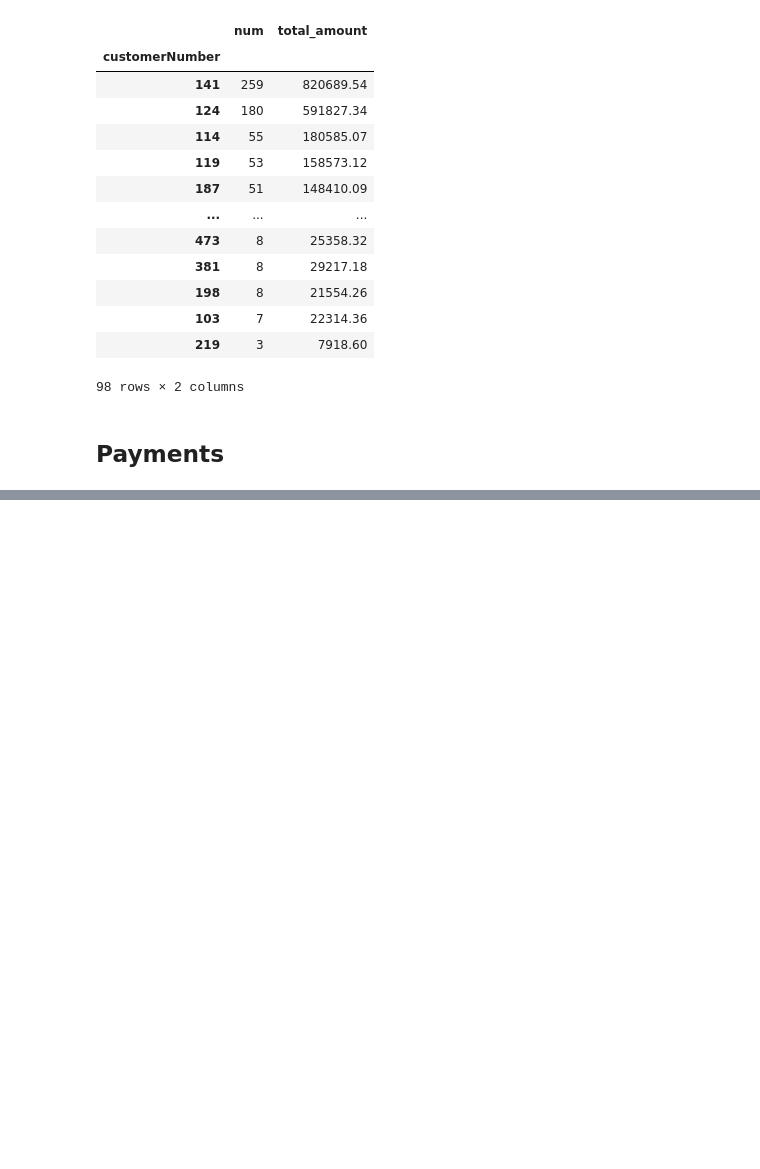
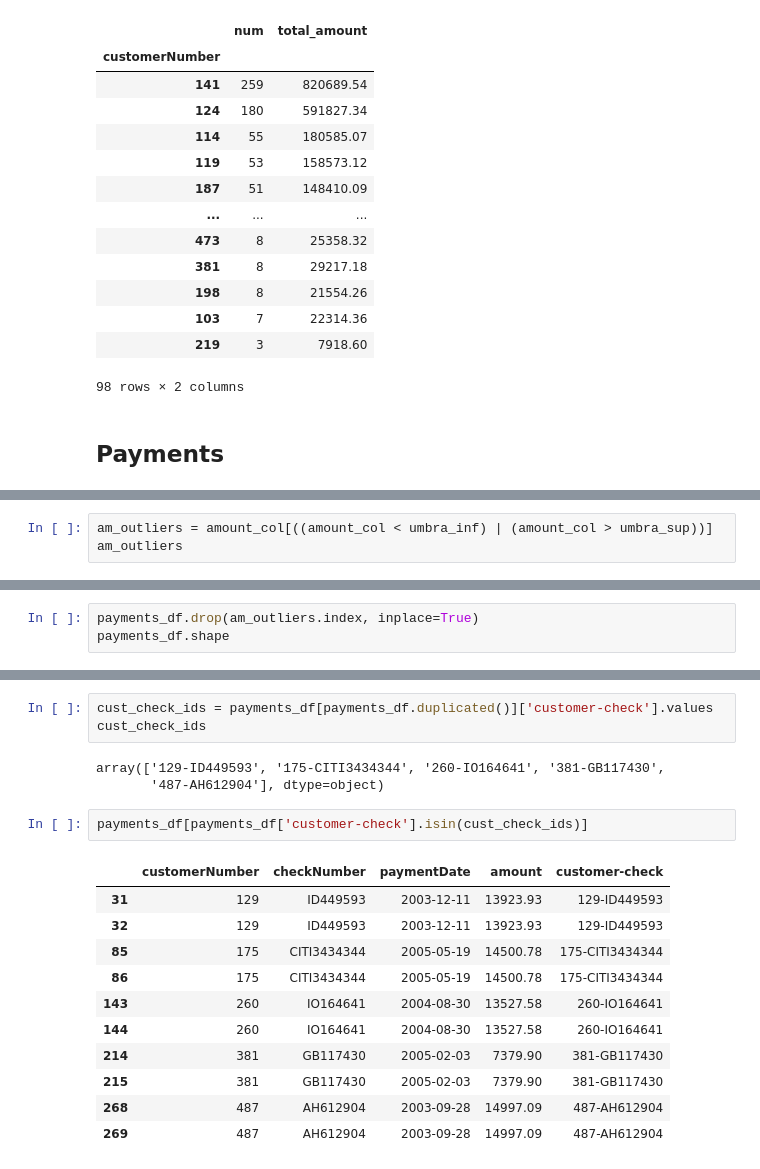
Before and after one commit to Senador05/phyton, a Jupyter notebook: Numpy/Pandas/04.1.Ejercicio_DataQ_Perfilado.ipynb, the cells around one changed output, grey strips where cells are left out. Drawn from its saved outputs; the diff is of its cells as text; blank space fills up the shorter version.

```diff
--- a/Numpy/Pandas/04.1.Ejercicio_DataQ_Perfilado.ipynb
+++ b/Numpy/Pandas/04.1.Ejercicio_DataQ_Perfilado.ipynb
@@ -631,0 +679,3 @@ payment_df.describe()
+# %%
+am_outliers = amount_col[((amount_col < umbra_inf) | (amount_col > umbra_sup))]
+am_outliers
@@ -631,0 +701,3 @@ payment_df.describe()
+# %%
+payments_df.drop(am_outliers.index, inplace=True)
+payments_df.shape
@@ -631,0 +747,20 @@ payment_df.describe()
+# %%
+cust_check_ids = payments_df[payments_df.duplicated()]['customer-check'].values
+cust_check_ids
+# %% [output]
+array(['129-ID449593', '175-CITI3434344', '260-IO164641', '381-GB117430',
+       '487-AH612904'], dtype=object)
+# %%
+payments_df[payments_df['customer-check'].isin(cust_check_ids)]
+# %% [output]
+|  | customerNumber | checkNumber | paymentDate | amount | customer-check |
+| 31 | 129 | ID449593 | 2003-12-11 | 13923.93 | 129-ID449593 |
+| 32 | 129 | ID449593 | 2003-12-11 | 13923.93 | 129-ID449593 |
+| 85 | 175 | CITI3434344 | 2005-05-19 | 14500.78 | 175-CITI3434344 |
+| 86 | 175 | CITI3434344 | 2005-05-19 | 14500.78 | 175-CITI3434344 |
+| 143 | 260 | IO164641 | 2004-08-30 | 13527.58 | 260-IO164641 |
+| 144 | 260 | IO164641 | 2004-08-30 | 13527.58 | 260-IO164641 |
+| 214 | 381 | GB117430 | 2005-02-03 | 7379.90 | 381-GB117430 |
+| 215 | 381 | GB117430 | 2005-02-03 | 7379.90 | 381-GB117430 |
+| 268 | 487 | AH612904 | 2003-09-28 | 14997.09 | 487-AH612904 |
+| 269 | 487 | AH612904 | 2003-09-28 | 14997.09 | 487-AH612904 |
```
Also changed, not shown: parts of 39 cells of this notebook, 1 other file.
